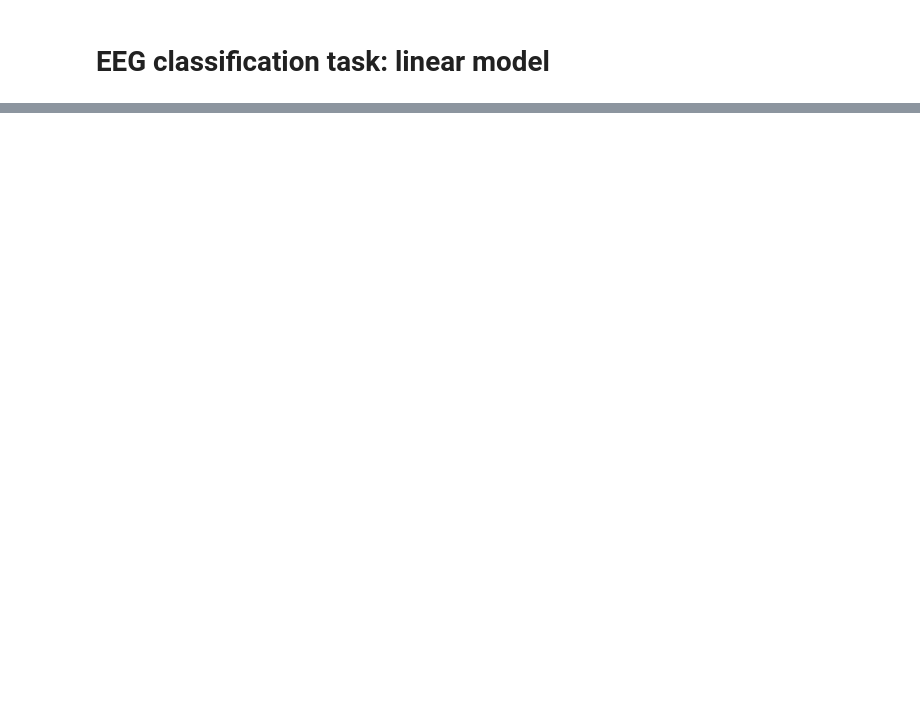
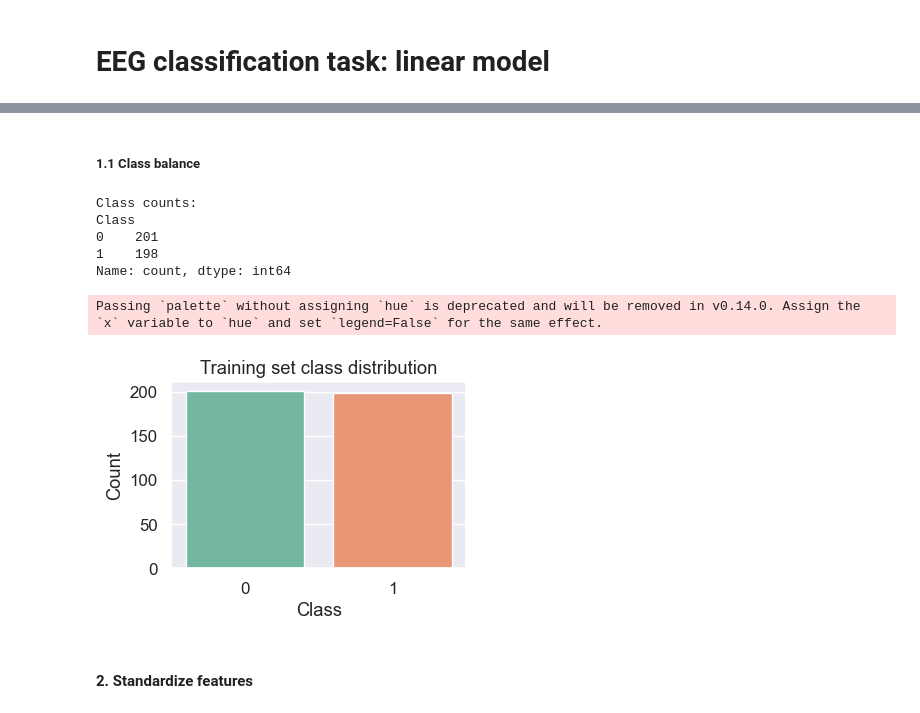
Before and after one commit to elisa-v/motor_imagery_EEG, a Jupyter notebook: notebooks/eeg_classification_linear_models.ipynb, the cells around one changed output, grey strips where cells are left out. Saved outputs shown, nothing was run; the diff lists cells and outputs as text; code cells hidden in the pictures; blank space fills up the shorter version.

```diff
--- a/notebooks/eeg_classification_linear_models.ipynb
+++ b/notebooks/eeg_classification_linear_models.ipynb
@@ -253,0 +32,10 @@ weighted avg       0.87      0.87      0.87       307
+# %%
+import sys
+from pathlib import Path
+
+# Change this to your current project root:
+PROJECT_ROOT = Path(r"C:\Users\elisa\Documents\elisa_projects\motor_imagery_EEG")
+DATA_DIR = PROJECT_ROOT / "data"
+
+if str(PROJECT_ROOT) not in sys.path:
+    sys.path.insert(0, str(PROJECT_ROOT))
@@ -253,0 +72,7 @@ weighted avg       0.87      0.87      0.87       307
+# %%
+train_path = DATA_DIR / "trainset_feat_new.csv"
+test_path  = DATA_DIR / "testset_feat_new.csv"
+
+X_train, X_test, y_train, y_test = load_feature_datasets(train_path, test_path)
+
+X_train.head()
@@ -253,0 +87,15 @@ weighted avg       0.87      0.87      0.87       307
+# %% [markdown]
+##### 1.1 Class balance
+# %%
+# Visualize class balance
+plot_class_distribution(y_train, title="Training set class distribution")
+# %% [output]
+Class counts:
+Class
+0    201
+1    198
+Name: count, dtype: int64
+Passing `palette` without assigning `hue` is deprecated and will be removed in v0.14.0. Assign the `x` variable to `hue` and set `legend=False` for the same effect.
+[figure, added]
+# %% [markdown]
+#### 2. Standardize features
```
Also changed, not shown: parts of 35 cells of this notebook, 7 other files.
